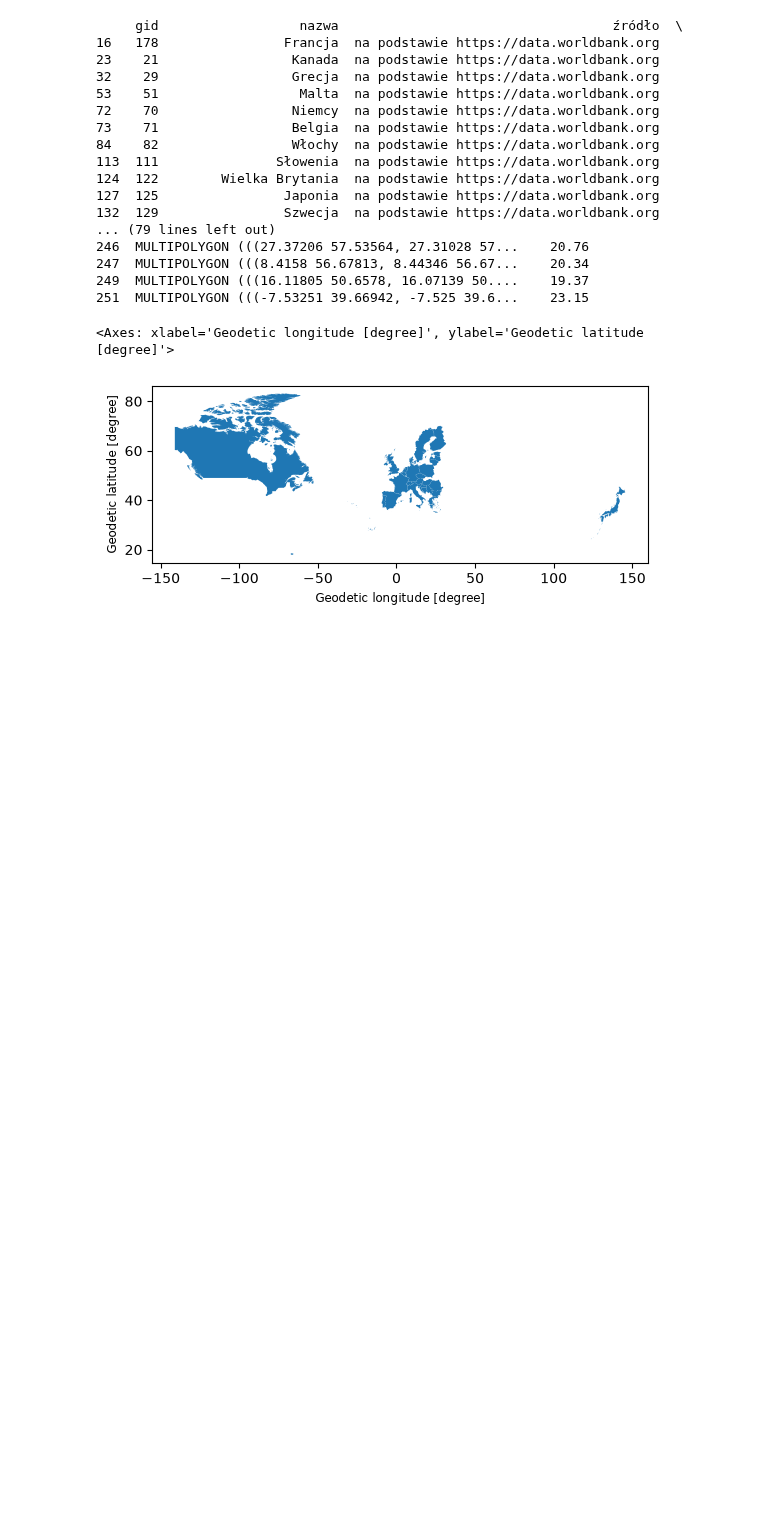
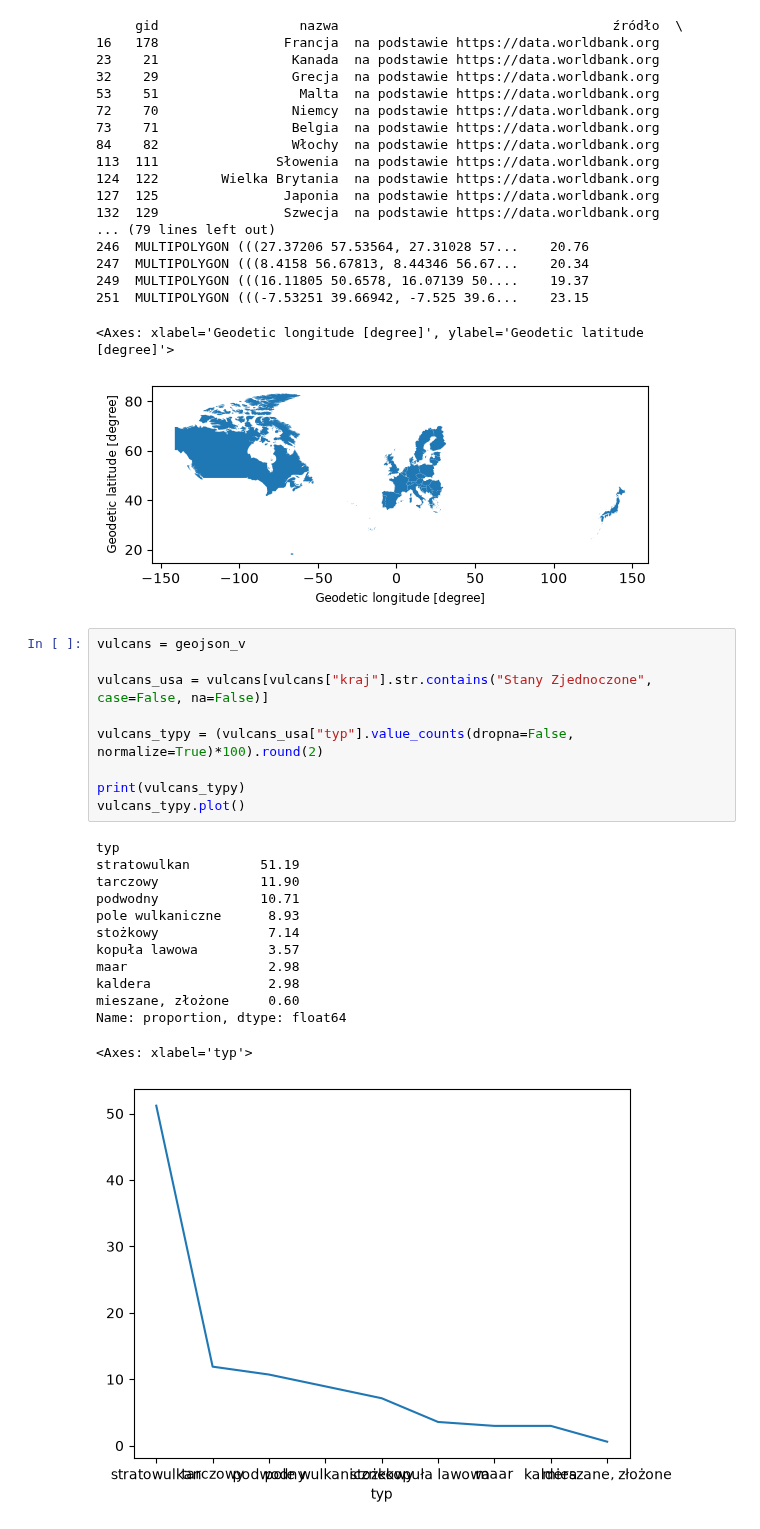
Before and after one commit to Nikita74706/Nikita-Osaula---Struktury-Danych, a Jupyter notebook: scripts/Lab3(Nikita Osaula).ipynb, the cells around one changed output. Drawn from its saved outputs; the diff is of its cells as text; blank space fills up the shorter version.

```diff
--- a/scripts/Lab3(Nikita Osaula).ipynb
+++ b/scripts/Lab3(Nikita Osaula).ipynb
@@ -83,3 +83,26 @@ wynik1.plot()
 251  MULTIPOLYGON (((-7.53251 39.66942, -7.525 39.6...    23.15
 <Axes: xlabel='Geodetic longitude [degree]', ylabel='Geodetic latitude [degree]'>
 [figure]
+# %%
+vulcans = geojson_v
+
+vulcans_usa = vulcans[vulcans["kraj"].str.contains("Stany Zjednoczone", case=False, na=False)]
+
+vulcans_typy = (vulcans_usa["typ"].value_counts(dropna=False, normalize=True)*100).round(2)
+
+print(vulcans_typy)
+vulcans_typy.plot()
+# %% [output]
+typ
+stratowulkan         51.19
+tarczowy             11.90
+podwodny             10.71
+pole wulkaniczne      8.93
+stożkowy              7.14
+kopuła lawowa         3.57
+maar                  2.98
+kaldera               2.98
+mieszane, złożone     0.60
+Name: proportion, dtype: float64
+<Axes: xlabel='typ'>
+[figure, added]
```
Also changed, not shown: 5 other files.
